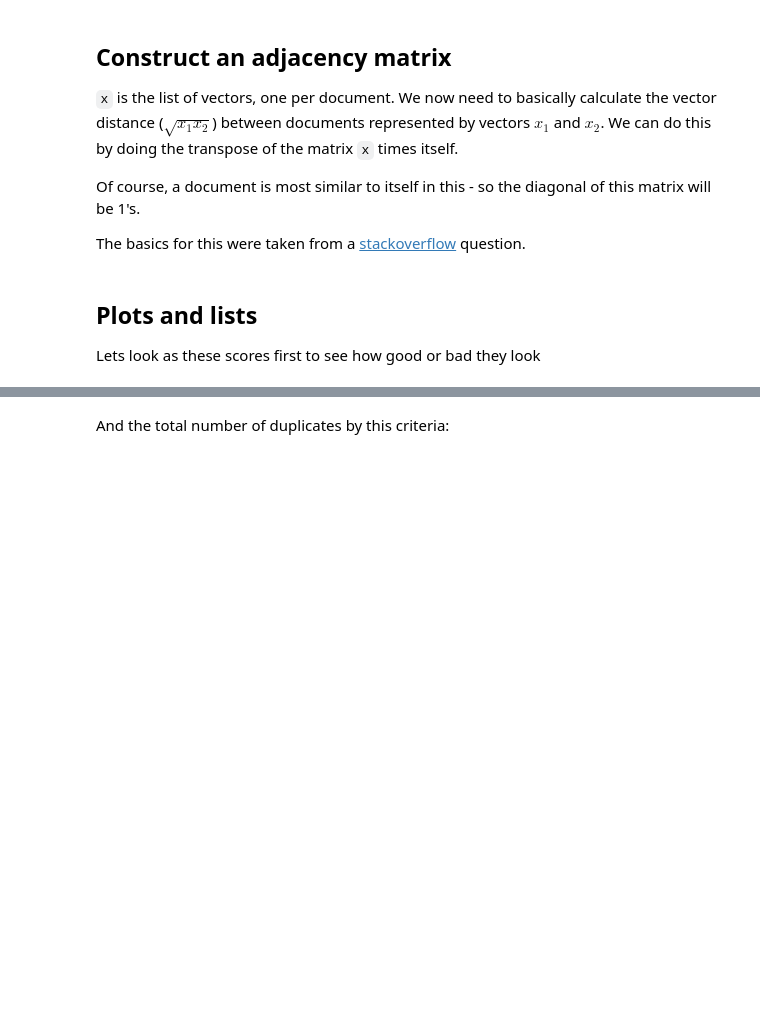
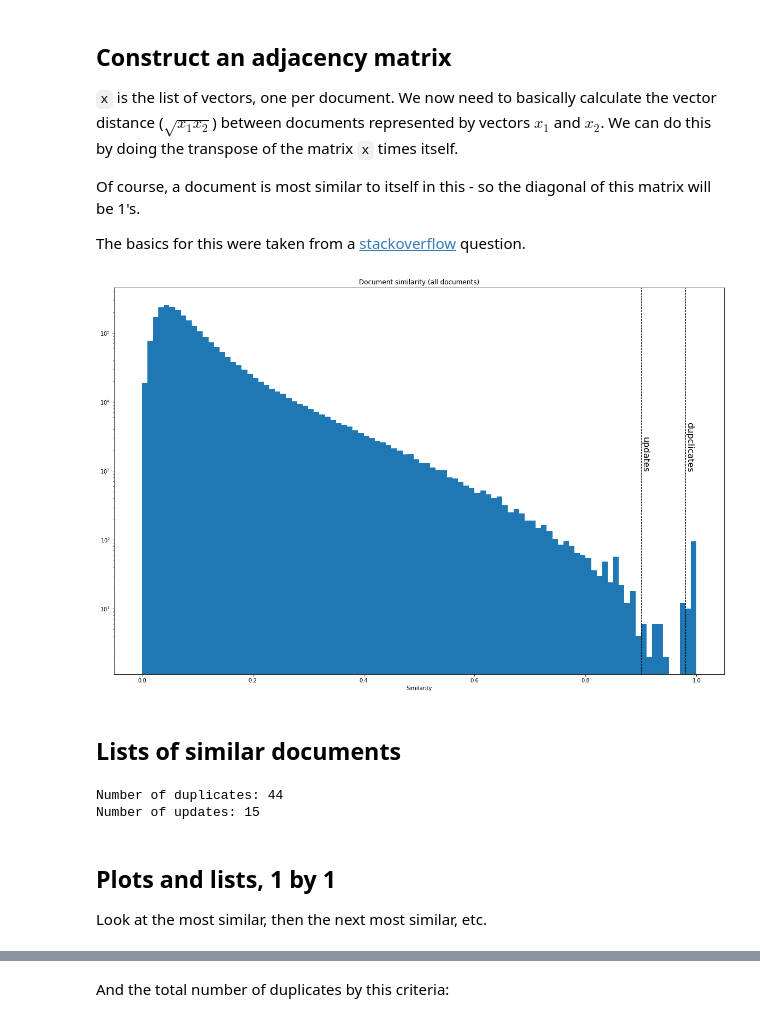
Before and after one commit to gordonwatts/snowmass-loi-words, a Jupyter notebook: notebooks/03-Duplicates.ipynb, the cells around one changed output, grey strips where cells are left out. Cells and saved outputs as stored; diff of their text form; code cells hidden in the pictures; blank space fills up the shorter version.

```diff
--- a/notebooks/03-Duplicates.ipynb
+++ b/notebooks/03-Duplicates.ipynb
@@ -49,6 +64,19 @@ The basics for this were taken from a [stackoverflow](https://stackoverflow.com/
 # %%
 similarity = (x*x.T).A
 np.fill_diagonal(similarity, np.nan)
+# %%
+plt.figure(figsize=(20, 13))
+plt.hist(similarity.flatten(), bins=100, range=(0,1))
+plt.yscale('log')
+plt.xlabel('Similarity')
+plt.axvline(duplicate_cut, color='k', linestyle='dashed', linewidth=1)
+plt.text(duplicate_cut, 1000, 'dupclicates', rotation=270, fontsize=16)
+plt.axvline(updated_cut, color='k', linestyle='dashed', linewidth=1)
+plt.text(updated_cut, 1000, 'updates', rotation=270, fontsize=16)
+_ = plt.title('Document similarity (all documents)')
+plt.savefig('../web/assets/images/document_similarity.png')
+# %% [output]
+[figure, added]
 # %%
 def make_similarity_df(sim_matrix, files_in_order, index: int):
     'Get the similarity dataframe. index is 0, get back document itself, 1 most similar, 2 second most...'
@@ -66,10 +94,38 @@ def make_similarity_df(sim_matrix, files_in_order, index: int):
     return pd.DataFrame(all_scores)
 # %%
 similar_list = [make_similarity_df(similarity, files_in_order, next_most) for next_most in range(1, 6)]
-# %% [markdown]
-## Plots and lists
-
-Lets look as these scores first to see how good or bad they look
+# %% [markdown]
+## Lists of similar documents
+# %%
+def get_documents(sim_matrix):
+    '''Return a dictionary with a list of files for each entry that is larger than one.
+    '''
+    result = {}
+    all_found = set()
+    for index, line in enumerate(sim_matrix):
+        if index not in all_found:
+            related = np.nonzero(line)[0]
+            if len(related) > 0:
+                result[index] = related
+                all_found.update(related)
+    return result
+
+m_duplicates = similarity > duplicate_cut
+m_updates_or_better = similarity > updated_cut
+m_updates = m_updates_or_better & ~m_duplicates
+
+duplicates = get_documents(m_duplicates)
+updates = get_documents(m_updates)
+
+print(f'Number of duplicates: {len(duplicates)}')
+print(f'Number of updates: {len(updates)}')
+# %% [output]
+Number of duplicates: 44
+Number of updates: 15
+# %% [markdown]
+## Plots and lists, 1 by 1
+
+Look at the most similar, then the next most similar, etc.
 # %%
 def plot_and_dump(df, index):
     plt.figure(figsize=(13, 7))
```
Also changed, not shown: parts of 9 cells of this notebook, 4 other files.
